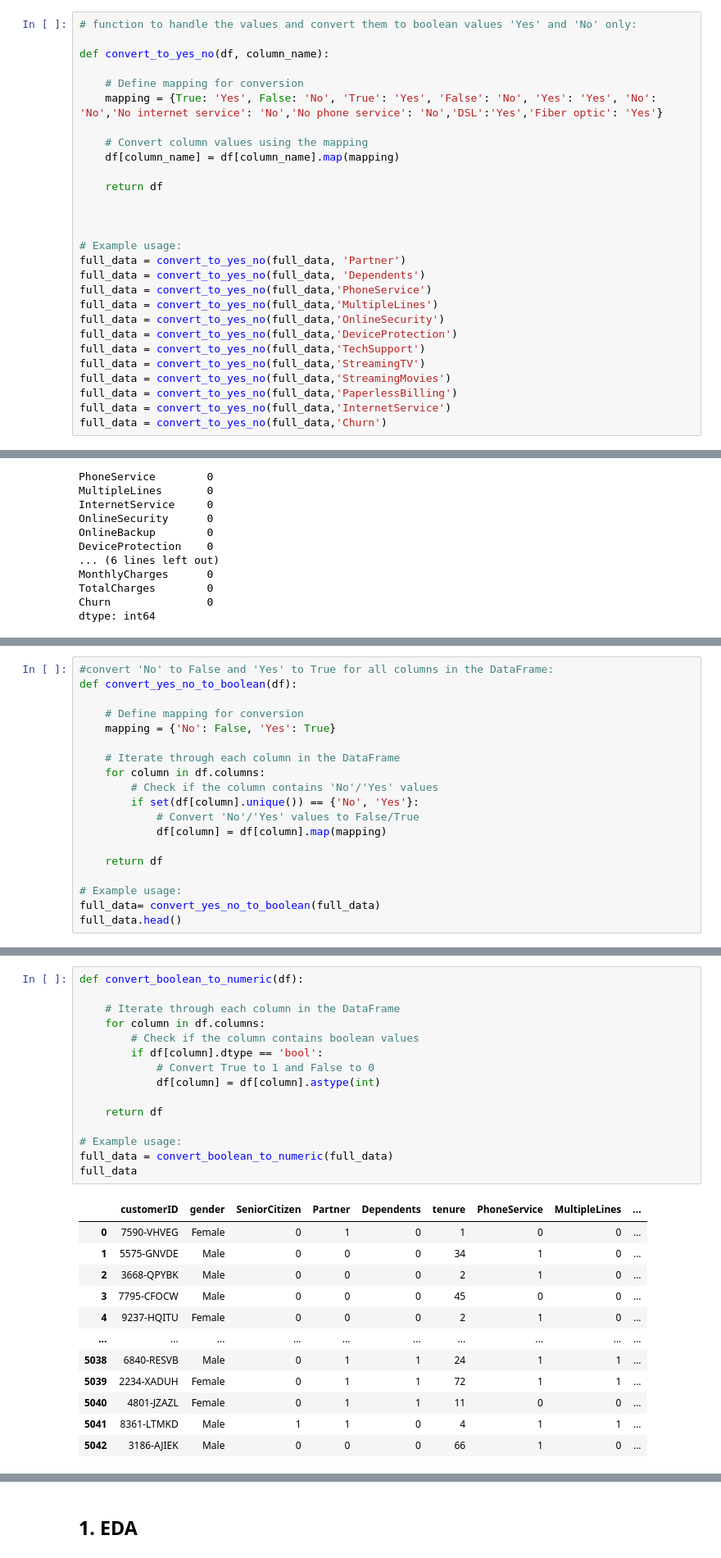
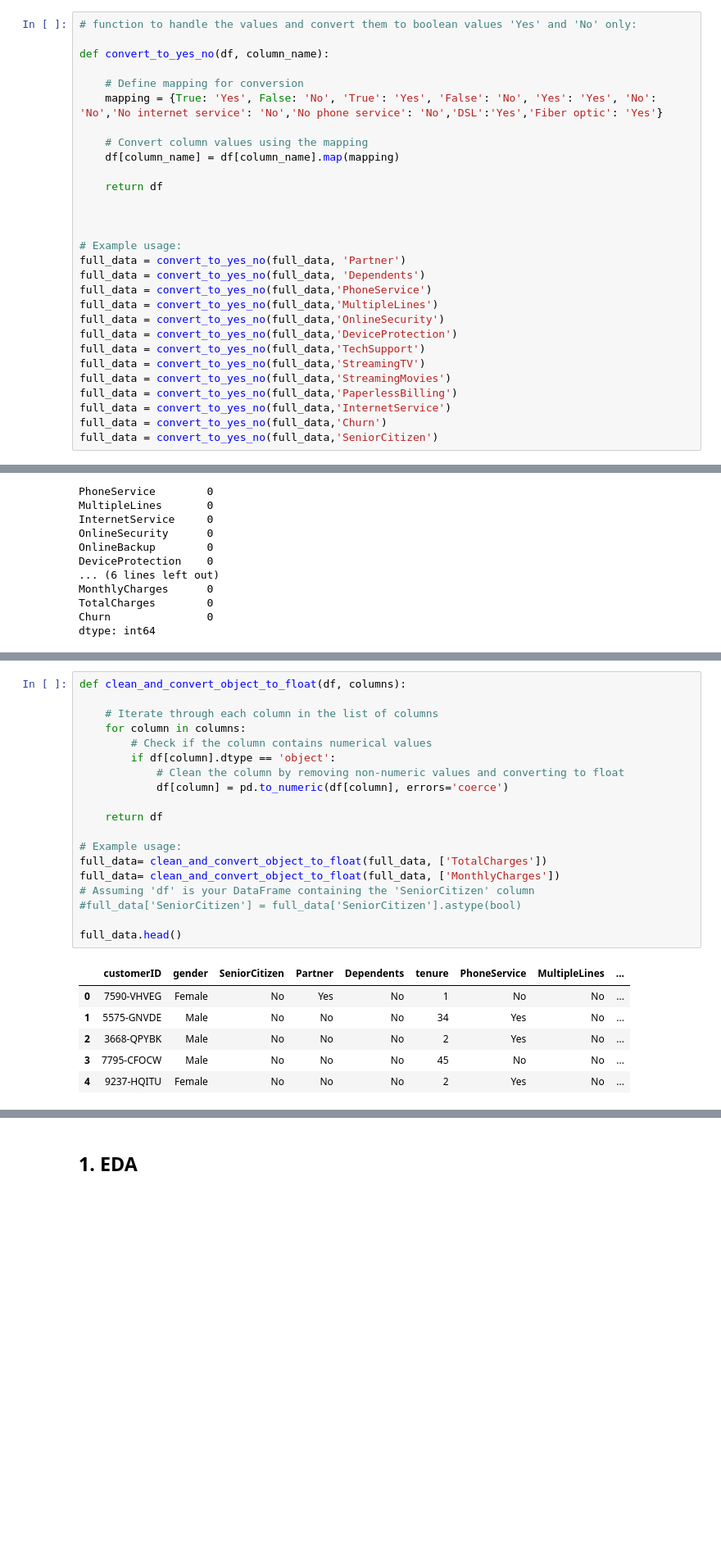
Before and after one commit to OngomaElias/Customer_Churn-Prediction, a Jupyter notebook: Notebooks/Churn.ipynb, the cells around one changed output, grey strips where cells are left out. Shown at 82% size. Saved outputs shown, nothing was run; the diff lists cells and outputs as text; blank space fills up the shorter version.

```diff
--- a/Notebooks/Churn.ipynb
+++ b/Notebooks/Churn.ipynb
@@ -310,6 +309,7 @@ full_data = convert_to_yes_no(full_data,'StreamingMovies')
 full_data = convert_to_yes_no(full_data,'PaperlessBilling')
 full_data = convert_to_yes_no(full_data,'InternetService')
 full_data = convert_to_yes_no(full_data,'Churn')
+full_data = convert_to_yes_no(full_data,'SeniorCitizen')
 # %%
 full_data.isnull().sum()
 # %% [output]
@@ -342,20 +342 @@ full_data.head()
 5 rows × 21 columns
-# %%
-#convert 'No' to False and 'Yes' to True for all columns in the DataFrame:
-def convert_yes_no_to_boolean(df):
-
-    # Define mapping for conversion
-    mapping = {'No': False, 'Yes': True}
-
-    # Iterate through each column in the DataFrame
-    for column in df.columns:
-        # Check if the column contains 'No'/'Yes' values
-        if set(df[column].unique()) == {'No', 'Yes'}:
-            # Convert 'No'/'Yes' values to False/True
-            df[column] = df[column].map(mapping)
-
-    return df
-
-# Example usage:
-full_data= convert_yes_no_to_boolean(full_data)
-full_data.head()
@@ -390,28 +363,26 @@ memory usage: 413.8+ KB
 # %%
-def convert_boolean_to_numeric(df):
+def clean_and_convert_object_to_float(df, columns):
 
-    # Iterate through each column in the DataFrame
-    for column in df.columns:
-        # Check if the column contains boolean values
-        if df[column].dtype == 'bool':
-            # Convert True to 1 and False to 0
-            df[column] = df[column].astype(int)
+    # Iterate through each column in the list of columns
+    for column in columns:
+        # Check if the column contains numerical values
+        if df[column].dtype == 'object':
+            # Clean the column by removing non-numeric values and converting to float
+            df[column] = pd.to_numeric(df[column], errors='coerce')
 
     return df
 
 # Example usage:
-full_data = convert_boolean_to_numeric(full_data)
-full_data
+full_data= clean_and_convert_object_to_float(full_data, ['TotalCharges'])
+full_data= clean_and_convert_object_to_float(full_data, ['MonthlyCharges'])
+# Assuming 'df' is your DataFrame containing the 'SeniorCitizen' column
+#full_data['SeniorCitizen'] = full_data['SeniorCitizen'].astype(bool)
+
+full_data.head()
 # %% [output]
 |  | customerID | gender | SeniorCitizen | Partner | Dependents | tenure | PhoneService | MultipleLines | ... |
-| 0 | 7590-VHVEG | Female | 0 | 1 | 0 | 1 | 0 | 0 | ... |
-| 1 | 5575-GNVDE | Male | 0 | 0 | 0 | 34 | 1 | 0 | ... |
-| 2 | 3668-QPYBK | Male | 0 | 0 | 0 | 2 | 1 | 0 | ... |
-| 3 | 7795-CFOCW | Male | 0 | 0 | 0 | 45 | 0 | 0 | ... |
-| 4 | 9237-HQITU | Female | 0 | 0 | 0 | 2 | 1 | 0 | ... |
-| ... | ... | ... | ... | ... | ... | ... | ... | ... | ... |
-| 5038 | 6840-RESVB | Male | 0 | 1 | 1 | 24 | 1 | 1 | ... |
-| 5039 | 2234-XADUH | Female | 0 | 1 | 1 | 72 | 1 | 1 | ... |
-| 5040 | 4801-JZAZL | Female | 0 | 1 | 1 | 11 | 0 | 0 | ... |
-| 5041 | 8361-LTMKD | Male | 1 | 1 | 0 | 4 | 1 | 1 | ... |
-| 5042 | 3186-AJIEK | Male | 0 | 0 | 0 | 66 | 1 | 0 | ... |
+| 0 | 7590-VHVEG | Female | No | Yes | No | 1 | No | No | ... |
+| 1 | 5575-GNVDE | Male | No | No | No | 34 | Yes | No | ... |
+| 2 | 3668-QPYBK | Male | No | No | No | 2 | Yes | No | ... |
+| 3 | 7795-CFOCW | Male | No | No | No | 45 | No | No | ... |
+| 4 | 9237-HQITU | Female | No | No | No | 2 | Yes | No | ... |
```
Also changed, not shown: parts of 78 cells of this notebook, 18 other files.
